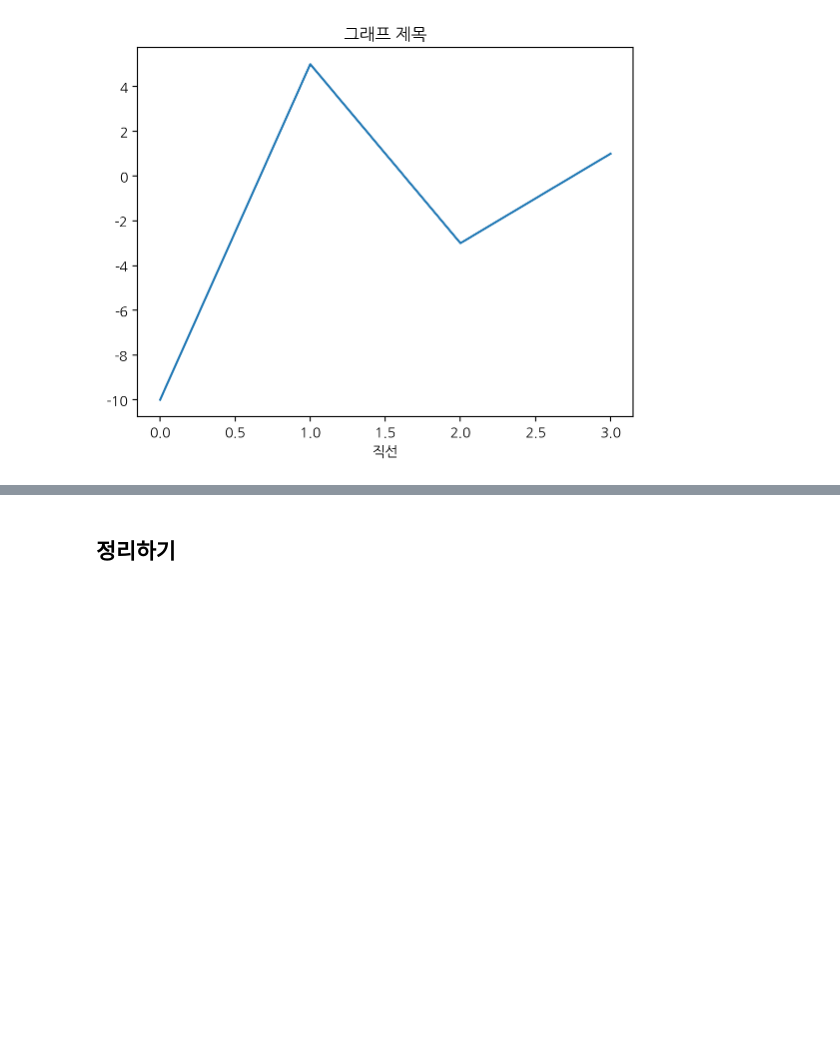
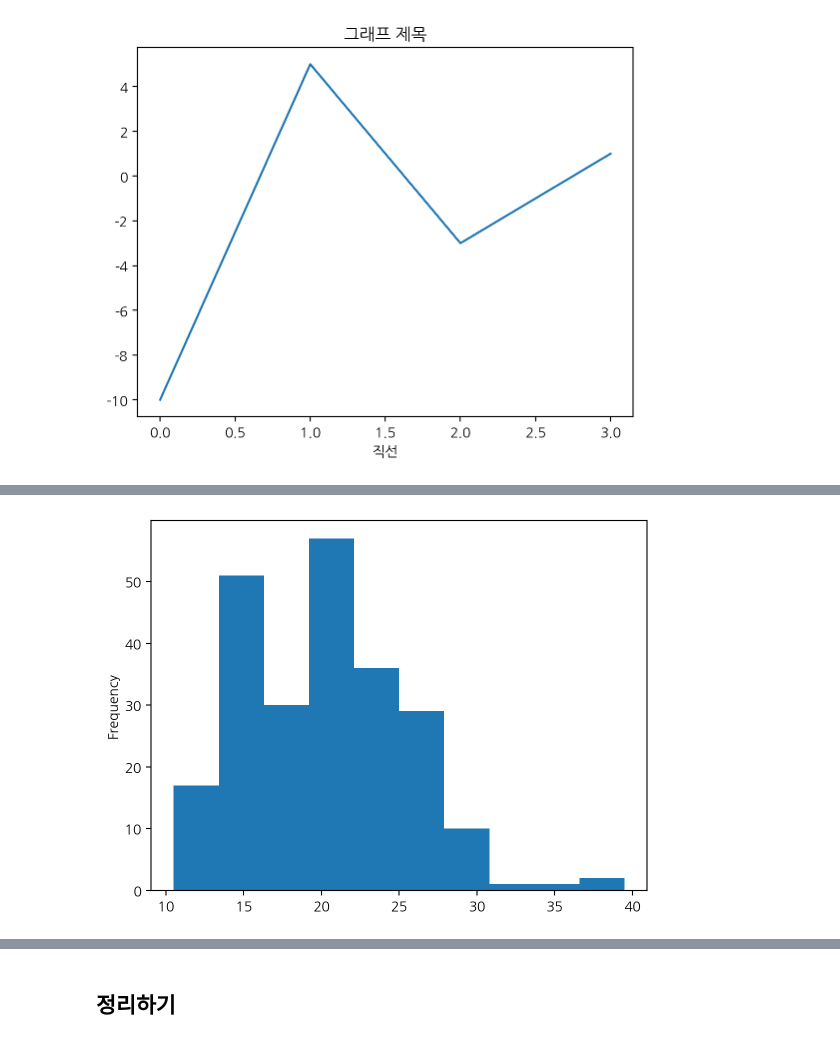
Before and after one commit to worejeongglenogang/2025-1-myclass-BDA, a Jupyter notebook: inclass/04w_B_wed_0326_dataframe_application.ipynb, the cells around one changed output, grey strips where cells are left out. Saved outputs shown, nothing was run; the diff lists cells and outputs as text; code cells hidden in the pictures; blank space fills up the shorter version.

```diff
--- a/inclass/04w_B_wed_0326_dataframe_application.ipynb
+++ b/inclass/04w_B_wed_0326_dataframe_application.ipynb
@@ -645,0 +532,4 @@ dtype: float64
+# %%
+# mpg 데이터 불러오기
+mpg = pd.read_csv('data/mpg.csv')
+mpg.sample(8)
@@ -645,0 +546,4 @@ dtype: float64
+# %%
+# 통합 연비 변수(total) 만들기, total <= cty + hwy의 평균: 시험 예상
+mpg['total'] = (mpg['cty'] + mpg['hwy']) / 2  # 통합 연비 변수 만들기
+mpg.head()
@@ -645,0 +557,4 @@ dtype: float64
+# %%
+# 통합 연비 변수(mpg_mean) 만들기, total <= cty + hwy의 평균: 시험 예상
+mpg['mpg_mean'] = mpg[['cty', 'hwy']].mean(axis='columns')  # 통합 연비 변수 만들기
+mpg.head()
@@ -645,0 +592,5 @@ dtype: float64
+# %%
+# 히스토그램, 도수분포표 만들기
+mpg['total'].plot.hist();
+# %% [output]
+[figure, added]
```
Also changed, not shown: parts of 199 cells of this notebook.
